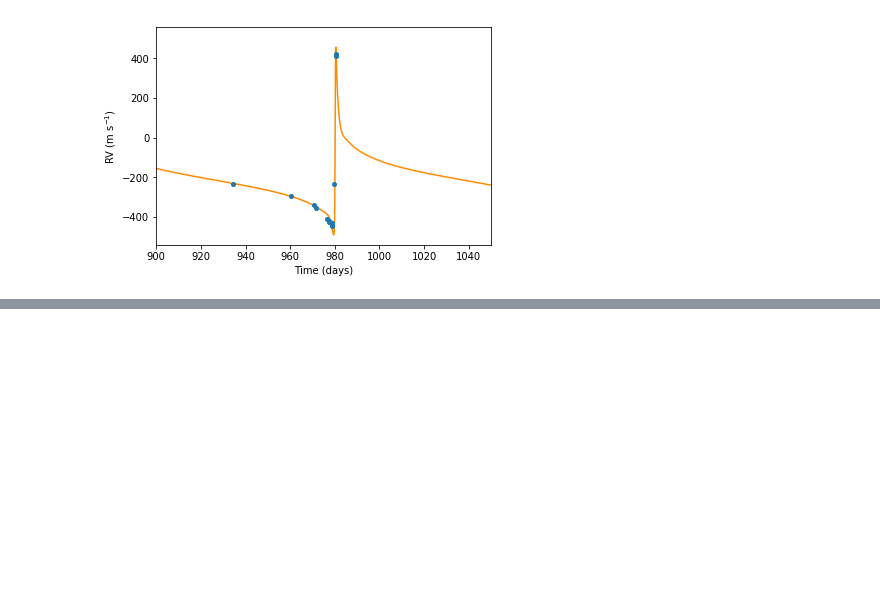
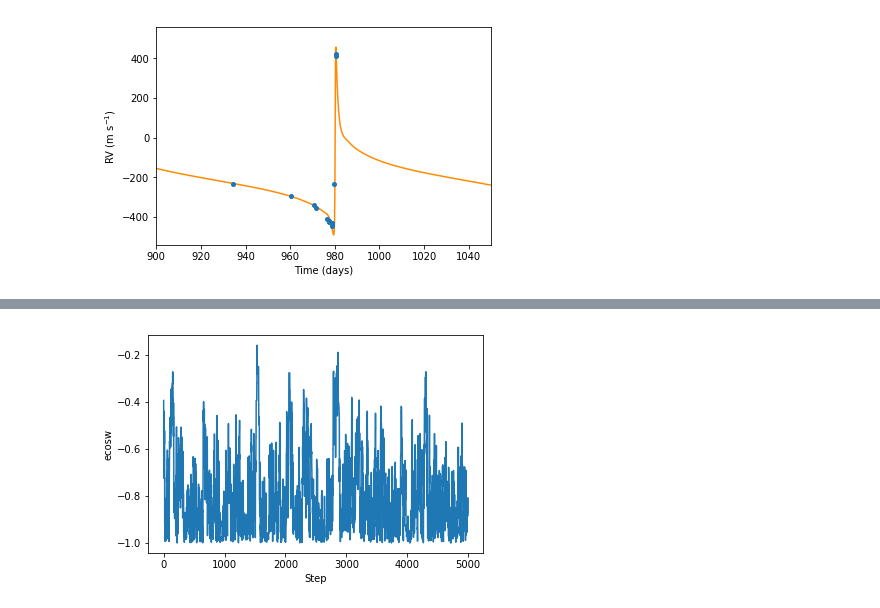
Before and after one commit to megbedell/LSSTC-DSFP, a Jupyter notebook: wk10Sep19/MultiDimensionalMCMCSolutions.ipynb, the cells around one changed output, grey strips where cells are left out. Cells and saved outputs as stored; diff of their text form; code cells hidden in the pictures; blank space fills up the shorter version.

```diff
--- a/wk10Sep19/MultiDimensionalMCMCSolutions.ipynb
+++ b/wk10Sep19/MultiDimensionalMCMCSolutions.ipynb
@@ -469,0 +538,12 @@ fig.tight_layout()
+# %%
+theta_0 = [111.4, 480, 0.95 * np.cos(2), 0.95 * np.sin(2), 89, -200]
+cov = [0.1, 100, 0.1, 0.1, 0.1, 100]
+
+pos, lnpost, acc = mh_mcmc(theta_0, cov, 5000,
+                           data['rv'], data['t'], data['rv_err'])
+# %%
+plt.plot(pos[:,2])
+plt.ylabel('ecosw')
+plt.xlabel('Step');
+# %% [output]
+[figure, added]
```
Also changed, not shown: parts of 15 cells of this notebook, 1 other file.
